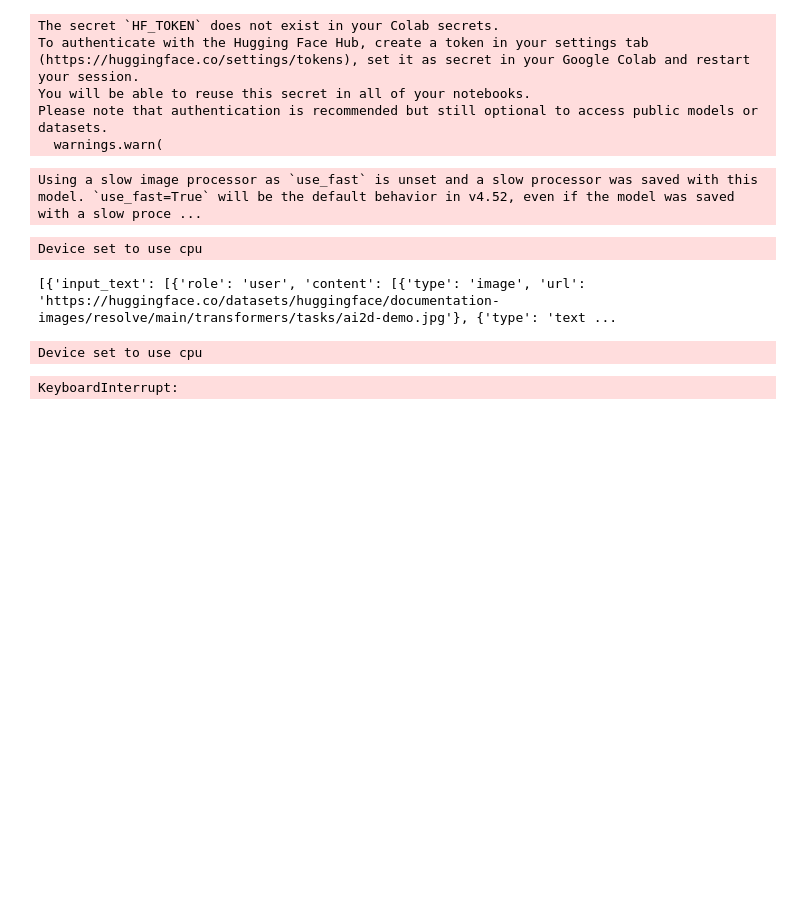
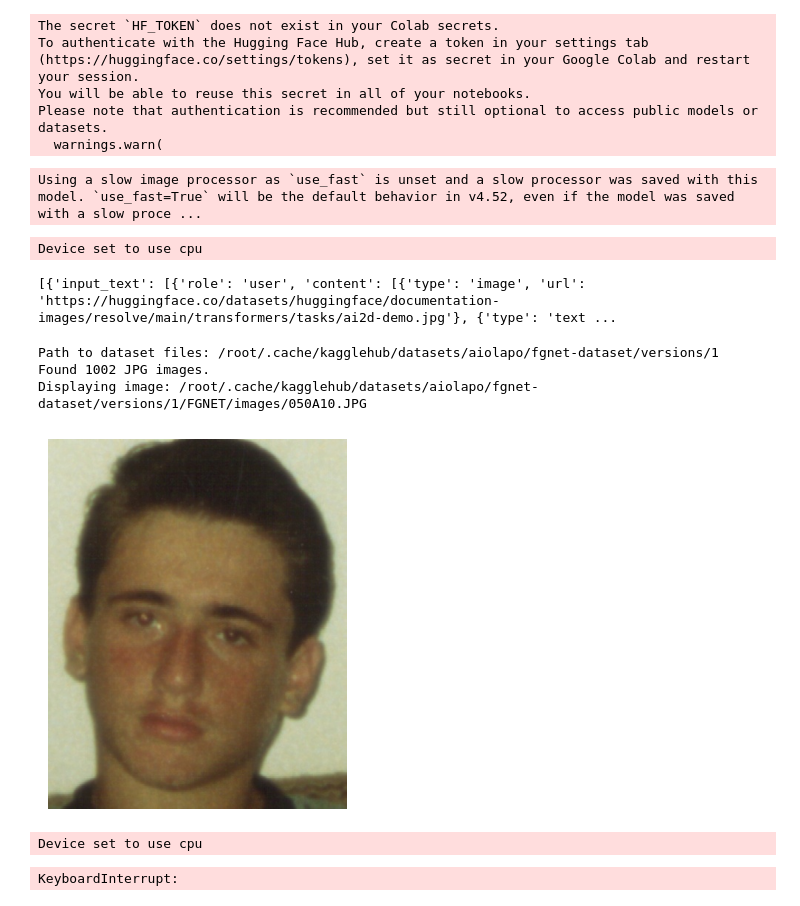
Before and after one commit to yunchen-hung/machine-beliefs, a Jupyter notebook: model.ipynb, the cells around one changed output. Saved outputs shown, nothing was run; the diff lists cells and outputs as text; code cells hidden in the pictures; blank space fills up the shorter version.

Commit message:
add images from FGNET

```diff
--- a/model.ipynb
+++ b/model.ipynb
@@ -41,6 +41,29 @@ questions_on_empiricism = [
     When could Alex think that for the first time?',
     'Alex can read books. When could Alex read for the first time? '
 ]
+# %%
+import kagglehub
+import glob
+from PIL import Image
+import matplotlib.pyplot as plt
+import random
+
+# FGNET age progression dataset from kaggle
+path = kagglehub.dataset_download("aiolapo/fgnet-dataset")
+
+jpg_files = glob.glob(f"{path}/**/*.JPG", recursive=True)
+
+img_path = random.choice(jpg_files)
+print("Displaying image:", img_path)
+img = Image.open(img_path)
+plt.imshow(img)
+plt.axis("off")
+plt.show()
+# %% [output]
+Path to dataset files: /root/.cache/kagglehub/datasets/aiolapo/fgnet-dataset/versions/1
+Found 1002 JPG images.
+Displaying image: /root/.cache/kagglehub/datasets/aiolapo/fgnet-dataset/versions/1/FGNET/images/050A10.JPG
+[figure, added]
 # %%
 pipe = pipeline("image-text-to-text", model="llava-hf/llava-v1.6-vicuna-7b-hf")
 
```
